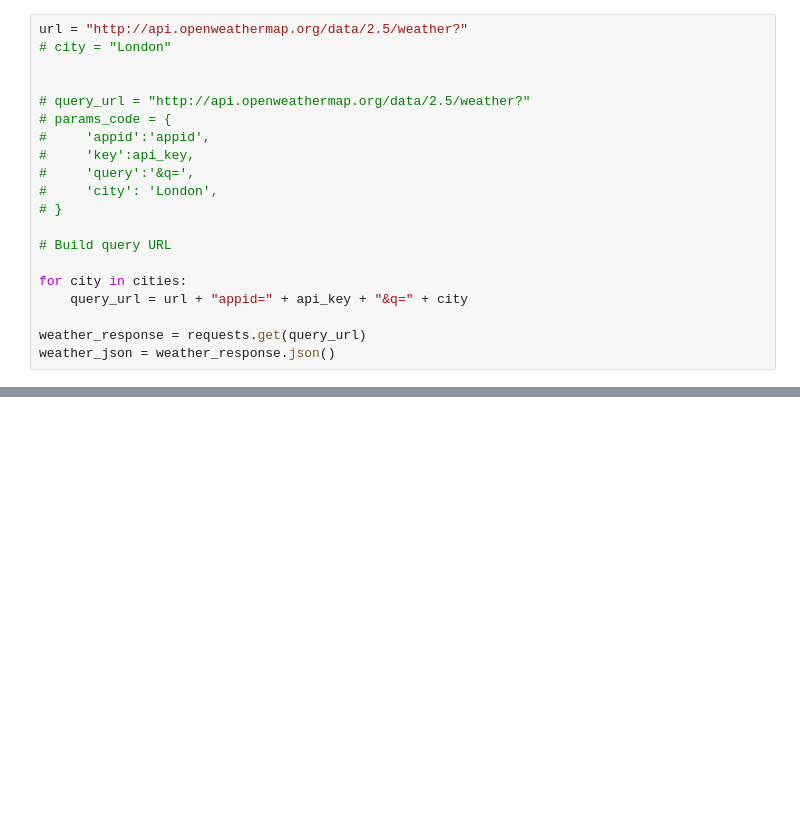
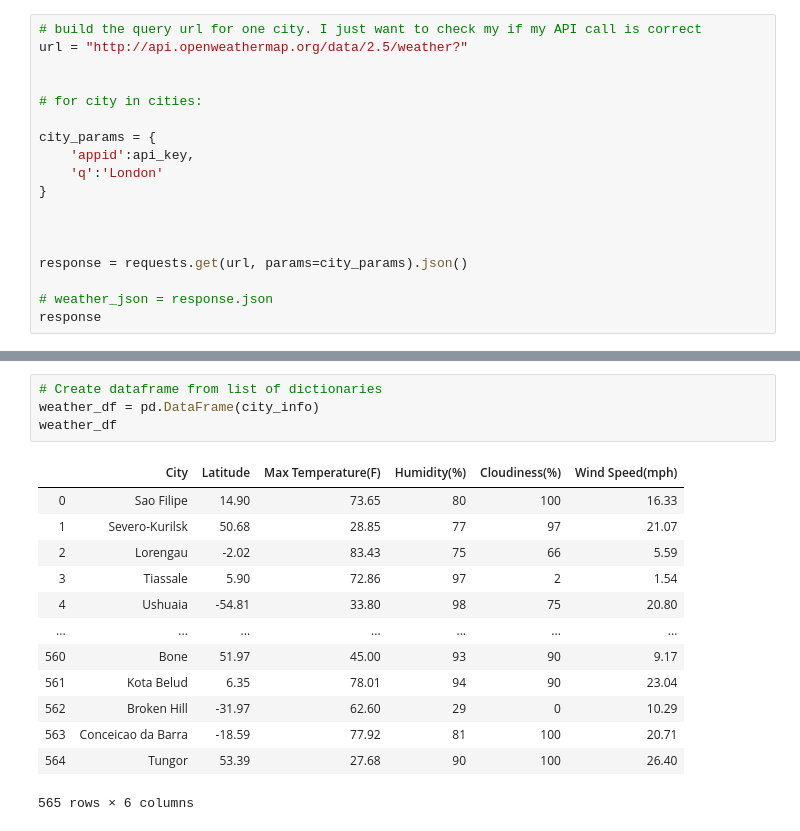
Before and after one commit to philipayazi/python-APIs-challenge, a Jupyter notebook: WeatherPy.ipynb, the cells around one changed output, grey strips where cells are left out. Drawn from its saved outputs; the diff is of its cells as text; blank space fills up the shorter version.

```diff
--- a/WeatherPy.ipynb
+++ b/WeatherPy.ipynb
@@ -57,20 +41,18 @@ cities
-# %%
-url = "http://api.openweathermap.org/data/2.5/weather?"
-# city = "London"
-
-
-# query_url = "http://api.openweathermap.org/data/2.5/weather?"
-# params_code = {
-#     'appid':'appid',
-#     'key':api_key,
-#     'query':'&q=',
-#     'city': 'London',
-# }
-
-# Build query URL
-
-for city in cities:
-    query_url = url + "appid=" + api_key + "&q=" + city
-
-weather_response = requests.get(query_url)
-weather_json = weather_response.json()
+# %%
+# build the query url for one city. I just want to check my if my API call is correct
+url = "http://api.openweathermap.org/data/2.5/weather?"
+
+
+# for city in cities:
+
+city_params = {
+    'appid':api_key,
+    'q':'London'
+}
+
+
+
+response = requests.get(url, params=city_params).json()
+
+# weather_json = response.json
+response
@@ -76,0 +155,18 @@ weather_json = weather_response.json()
+# %%
+# Create dataframe from list of dictionaries
+weather_df = pd.DataFrame(city_info)
+weather_df
+# %% [output]
+|  | City | Latitude | Max Temperature(F) | Humidity(%) | Cloudiness(%) | Wind Speed(mph) |
+| 0 | Sao Filipe | 14.90 | 73.65 | 80 | 100 | 16.33 |
+| 1 | Severo-Kurilsk | 50.68 | 28.85 | 77 | 97 | 21.07 |
+| 2 | Lorengau | -2.02 | 83.43 | 75 | 66 | 5.59 |
+| 3 | Tiassale | 5.90 | 72.86 | 97 | 2 | 1.54 |
+| 4 | Ushuaia | -54.81 | 33.80 | 98 | 75 | 20.80 |
+| ... | ... | ... | ... | ... | ... | ... |
+| 560 | Bone | 51.97 | 45.00 | 93 | 90 | 9.17 |
+| 561 | Kota Belud | 6.35 | 78.01 | 94 | 90 | 23.04 |
+| 562 | Broken Hill | -31.97 | 62.60 | 29 | 0 | 10.29 |
+| 563 | Conceicao da Barra | -18.59 | 77.92 | 81 | 100 | 20.71 |
+| 564 | Tungor | 53.39 | 27.68 | 90 | 100 | 26.40 |
+565 rows × 6 columns
```
Also changed, not shown: parts of 10 cells of this notebook.
